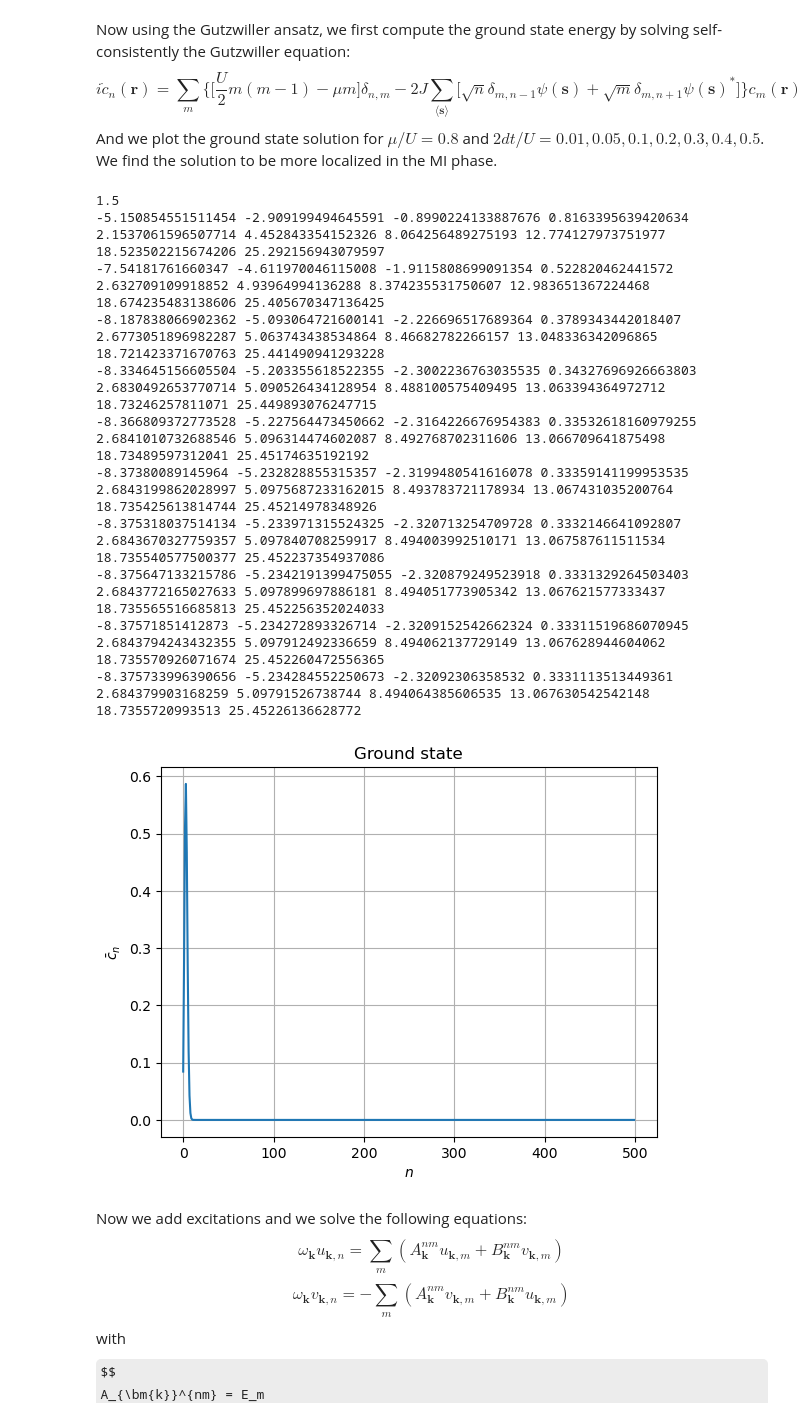
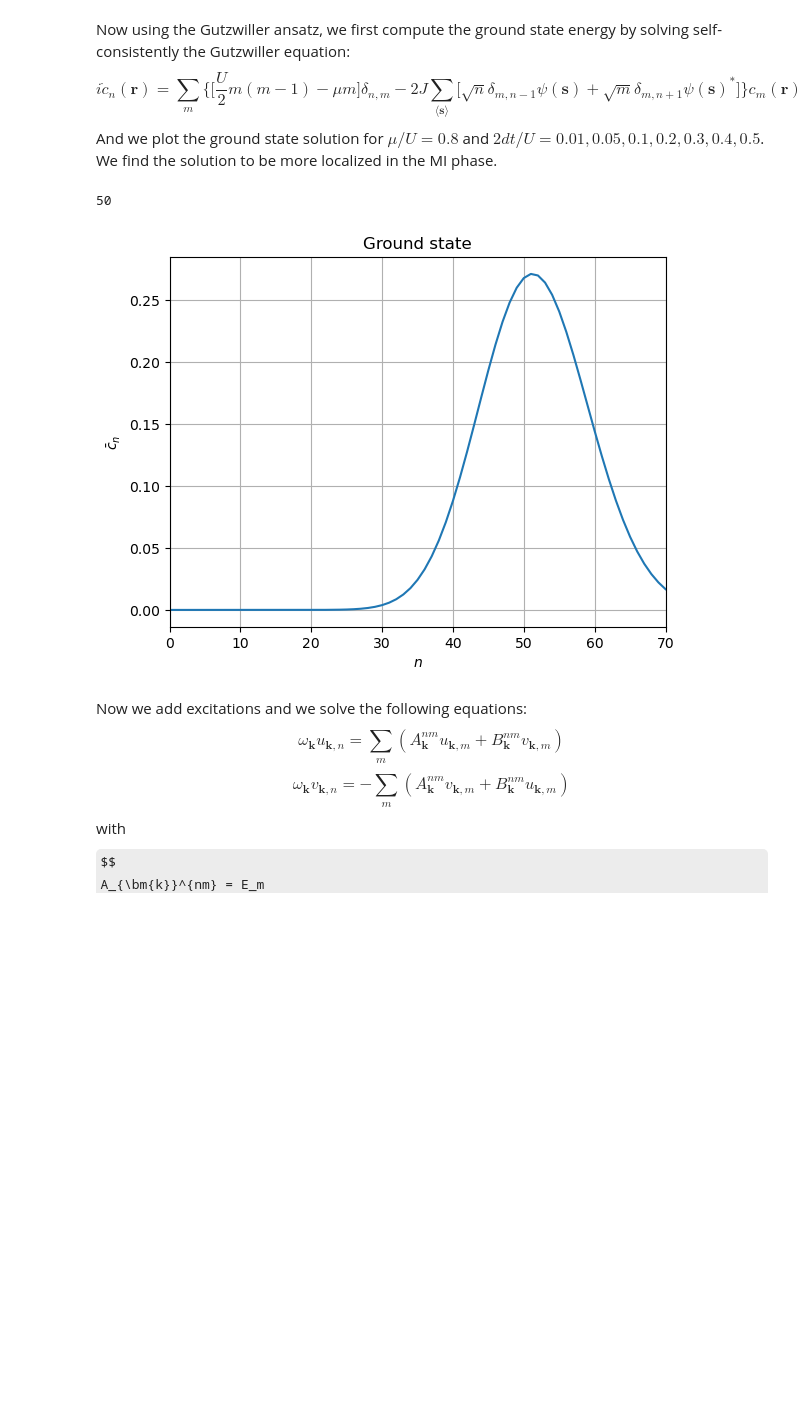
Before and after one commit to ragheedalhyder/BoseHubbard, a Jupyter notebook: JupyterNotebook.ipynb, the cells around one changed output. Drawn from its saved outputs; the diff is of its cells as text; code cells hidden in the pictures; some formulas as TeX source; blank space fills up the shorter version.

```diff
--- a/JupyterNotebook.ipynb
+++ b/JupyterNotebook.ipynb
@@ -64,54 +64,45 @@ def Psi0(cns):
     return Psi0
 
 
-dJUs = [0.01,0.05,0.1,0.2,0.3,0.4,1.5]
+dJUs = [0.01,0.05,0.1,0.2,0.3,0.4,50]
 
 muU = 1.2
 
 for count in range(6, np.size(dJUs)):
 
     dJU = dJUs[count]
     print(dJU)
 
     mat = np.zeros((N, N))
 
     psi0 = 1
 
-    for k in range(10):
+    for k in range(5000):
         for i in range(N):
             for j in range(N):
                 mat[i,j] = (0.5 * i * (i - 1) - muU * i ) * delta(i,j) -  dJU * np.sqrt(i) * psi0 * delta(i,j + 1) - dJU * np.sqrt(i + 1) * psi0 * (i + 1 == j)
 
         Eigvals, Eigvecs = np.linalg.eig(mat)
         ind = np.argmin(Eigvals)
         Eigsorted = np.sort(Eigvals)
-        print(Eigsorted[0], Eigsorted[1], Eigsorted[2],Eigsorted[3], Eigsorted[4], Eigsorted[5], Eigsorted[6], Eigsorted[7], Eigsorted[8], Eigsorted[9])
-        cns = np.real(Eigvecs[:,ind])
+        # print(Eigsorted[0], Eigsorted[1], Eigsorted[2],Eigsorted[3], Eigsorted[4], Eigsorted[5], Eigsorted[6], Eigsorted[7], Eigsorted[8], Eigsorted[9])
+        cns = np.abs(np.real(Eigvecs[:,ind]))
 
         psi0 = Psi0(cns)
 
     n0 = 0
     omega0U = 0
 
     plt.plot(cns)
 plt.grid()
+plt.xlim([0, 70])
 plt.xlabel(r'$n$')
 plt.ylabel(r'$\bar{c}_n$')
 plt.title("Ground state")
 plt.show()
 # %% [output]
-1.5
--5.150854551511454 -2.909199494645591 -0.8990224133887676 0.8163395639420634 2.1537061596507714 4.452843354152326 8.064256489275193 12.774127973751977 18.523502215674206 25.292156943079597
--7.54181761660347 -4.611970046115008 -1.9115808699091354 0.522820462441572 2.632709109918852 4.93964994136288 8.374235531750607 12.983651367224468 18.674235483138606 25.405670347136425
--8.187838066902362 -5.093064721600141 -2.226696517689364 0.3789343442018407 2.6773051896982287 5.063743438534864 8.46682782266157 13.048336342096865 18.721423371670763 25.441490941293228
--8.334645156605504 -5.203355618522355 -2.3002236763035535 0.34327696926663803 2.6830492653770714 5.090526434128954 8.488100575409495 13.063394364972712 18.73246257811071 25.449893076247715
--8.366809372773528 -5.227564473450662 -2.3164226676954383 0.33532618160979255 2.6841010732688546 5.096314474602087 8.492768702311606 13.066709641875498 18.73489597312041 25.45174635192192
--8.37380089145964 -5.232828855315357 -2.3199480541616078 0.33359141199953535 2.6843199862028997 5.0975687233162015 8.493783721178934 13.067431035200764 18.735425613814744 25.45214978348926
--8.375318037514134 -5.233971315524325 -2.320713254709728 0.3332146641092807 2.6843670327759357 5.097840708259917 8.494003992510171 13.067587611511534 18.735540577500377 25.452237354937086
--8.375647133215786 -5.2342191399475055 -2.320879249523918 0.3331329264503403 2.6843772165027633 5.097899697886181 8.494051773905342 13.067621577333437 18.735565516685813 25.452256352024033
--8.37571851412873 -5.234272893326714 -2.3209152542662324 0.33311519686070945 2.6843794243432355 5.097912492336659 8.494062137729149 13.067628944604062 18.735570926071674 25.452260472556365
--8.375733996390656 -5.234284552250673 -2.32092306358532 0.3331113513449361 2.684379903168259 5.09791526738744 8.494064385606535 13.067630542542148 18.7355720993513 25.45226136628772
+50
-[figure, old version]
+[figure, new version]
 # %% [markdown]
 Now we add excitations and we solve the following equations:
 $$\omega_{\bm{k}} u_{\bm{k},n}
```
Also changed, not shown: parts of 1 cell of this notebook, 6 other files.
